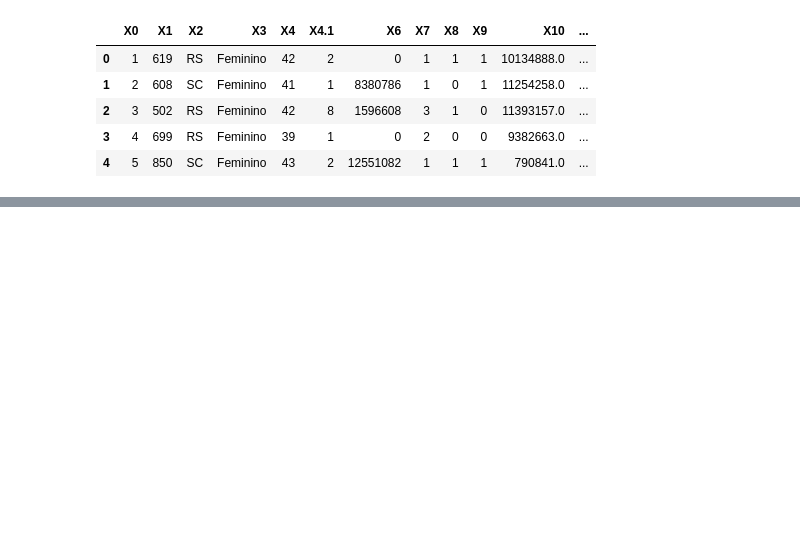
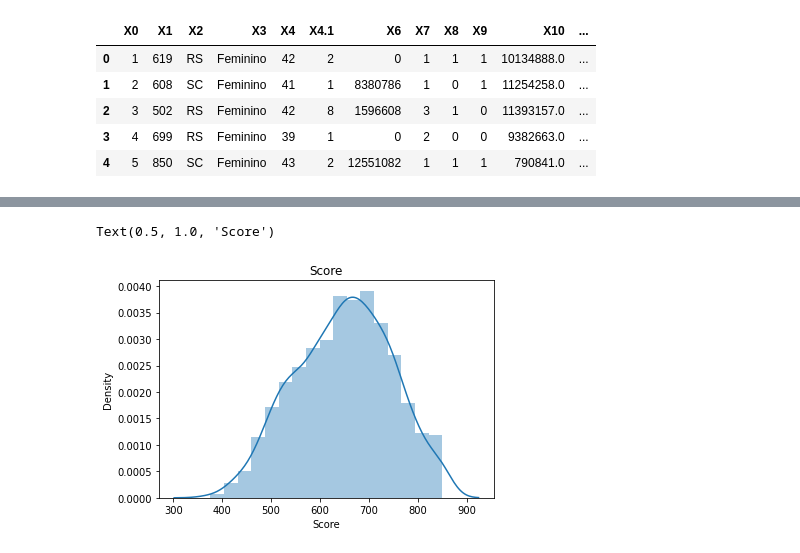
Before and after one commit to marqueserick/ciencia-dados, a Jupyter notebook: 02_limpeza_tratamento_dados/01_limpeza_tratamento.ipynb, the cells around one changed output, grey strips where cells are left out. Cells and saved outputs as stored; diff of their text form; code cells hidden in the pictures; blank space fills up the shorter version.

```diff
--- a/02_limpeza_tratamento_dados/01_limpeza_tratamento.ipynb
+++ b/02_limpeza_tratamento_dados/01_limpeza_tratamento.ipynb
@@ -17,0 +86,5 @@ dataset.head()
+# %%
+sns.distplot(dataset['Score']).set_title('Score')
+# %% [output]
+Text(0.5, 1.0, 'Score')
+[figure, added]
```
Also changed, not shown: parts of 23 cells of this notebook.
